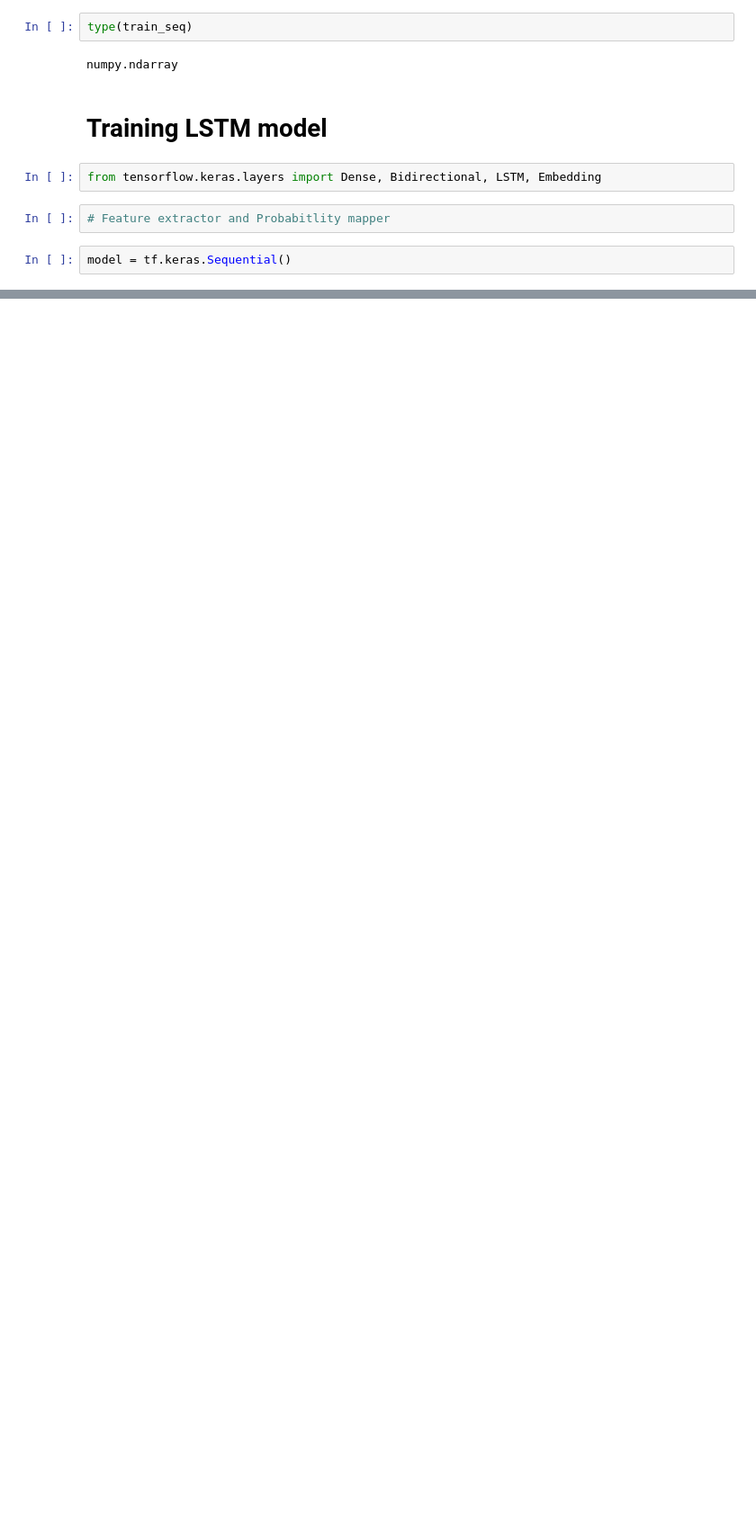
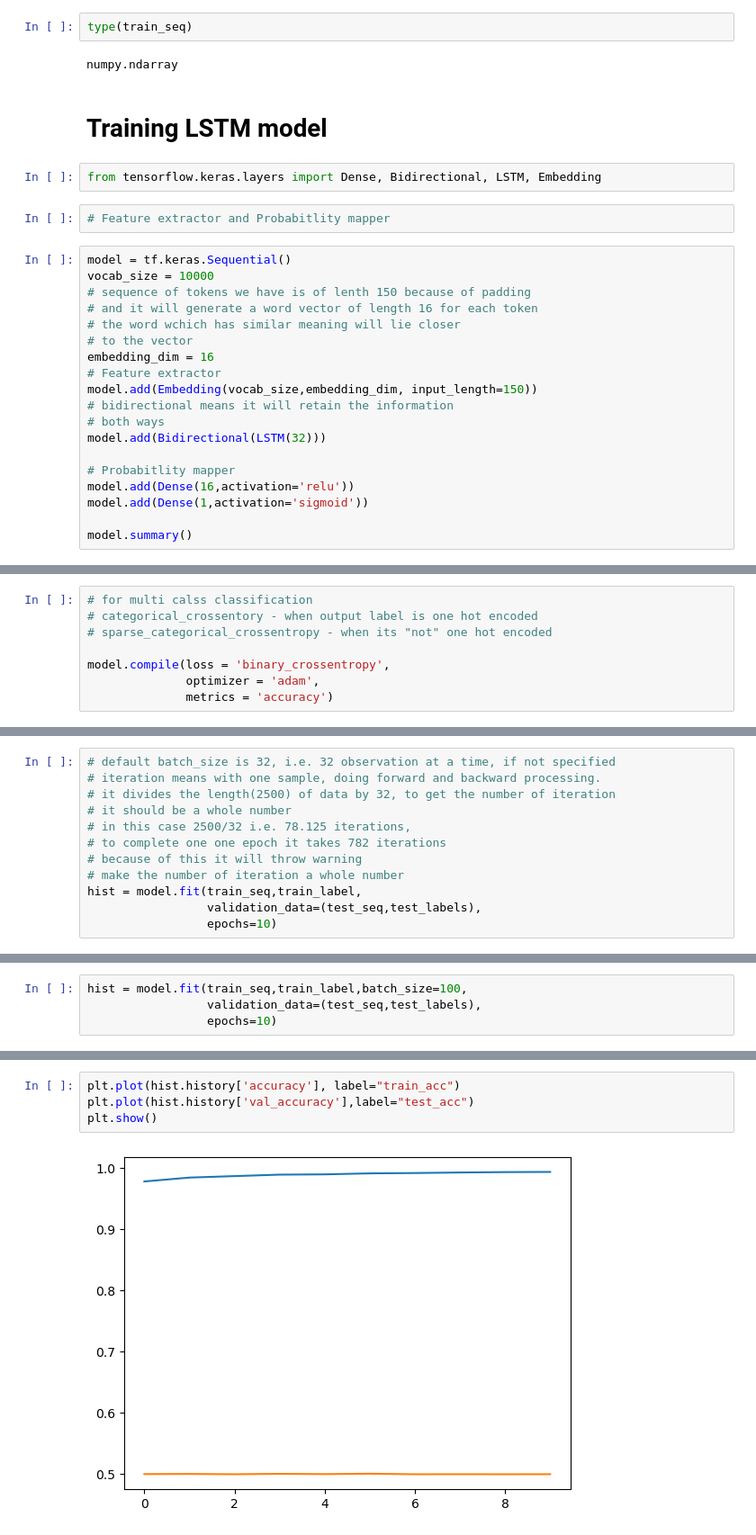
Before and after one commit to tarun9804/NLP_IMDB_Reviews, a Jupyter notebook: notebook/NLP_imdb.ipynb, the cells around one changed output, grey strips where cells are left out. Shown at 90% size. Cells and saved outputs as stored; diff of their text form; blank space fills up the shorter version.

Commit message:
model training notebook updated

```diff
--- a/notebook/NLP_imdb.ipynb
+++ b/notebook/NLP_imdb.ipynb
@@ -86,3 +85,20 @@ from tensorflow.keras.layers import Dense, Bidirectional, LSTM, Embedding
 # Feature extractor and Probabitlity mapper
 # %%
 model = tf.keras.Sequential()
+vocab_size = 10000
+# sequence of tokens we have is of lenth 150 because of padding
+# and it will generate a word vector of length 16 for each token
+# the word wchich has similar meaning will lie closer
+# to the vector
+embedding_dim = 16
+# Feature extractor
+model.add(Embedding(vocab_size,embedding_dim, input_length=150))
+# bidirectional means it will retain the information
+# both ways
+model.add(Bidirectional(LSTM(32)))
+
+# Probabitlity mapper
+model.add(Dense(16,activation='relu'))
+model.add(Dense(1,activation='sigmoid'))
+
+model.summary()
@@ -88,0 +126,8 @@ model = tf.keras.Sequential()
+# %%
+# for multi calss classification
+# categorical_crossentory - when output label is one hot encoded
+# sparse_categorical_crossentropy - when its "not" one hot encoded
+
+model.compile(loss = 'binary_crossentropy',
+              optimizer = 'adam',
+              metrics = 'accuracy')
@@ -88,0 +141,12 @@ model = tf.keras.Sequential()
+# %%
+# default batch_size is 32, i.e. 32 observation at a time, if not specified
+# iteration means with one sample, doing forward and backward processing.
+# it divides the length(2500) of data by 32, to get the number of iteration
+# it should be a whole number
+# in this case 2500/32 i.e. 78.125 iterations,
+# to complete one one epoch it takes 782 iterations
+# because of this it will throw warning
+# make the number of iteration a whole number
+hist = model.fit(train_seq,train_label,
+                 validation_data=(test_seq,test_labels),
+                 epochs=10)
@@ -88,0 +178,4 @@ model = tf.keras.Sequential()
+# %%
+hist = model.fit(train_seq,train_label,batch_size=100,
+                 validation_data=(test_seq,test_labels),
+                 epochs=10)
@@ -88,0 +226,6 @@ model = tf.keras.Sequential()
+# %%
+plt.plot(hist.history['accuracy'], label="train_acc")
+plt.plot(hist.history['val_accuracy'],label="test_acc")
+plt.show()
+# %% [output]
+[figure, added]
```
Also changed, not shown: parts of 19 cells of this notebook.
